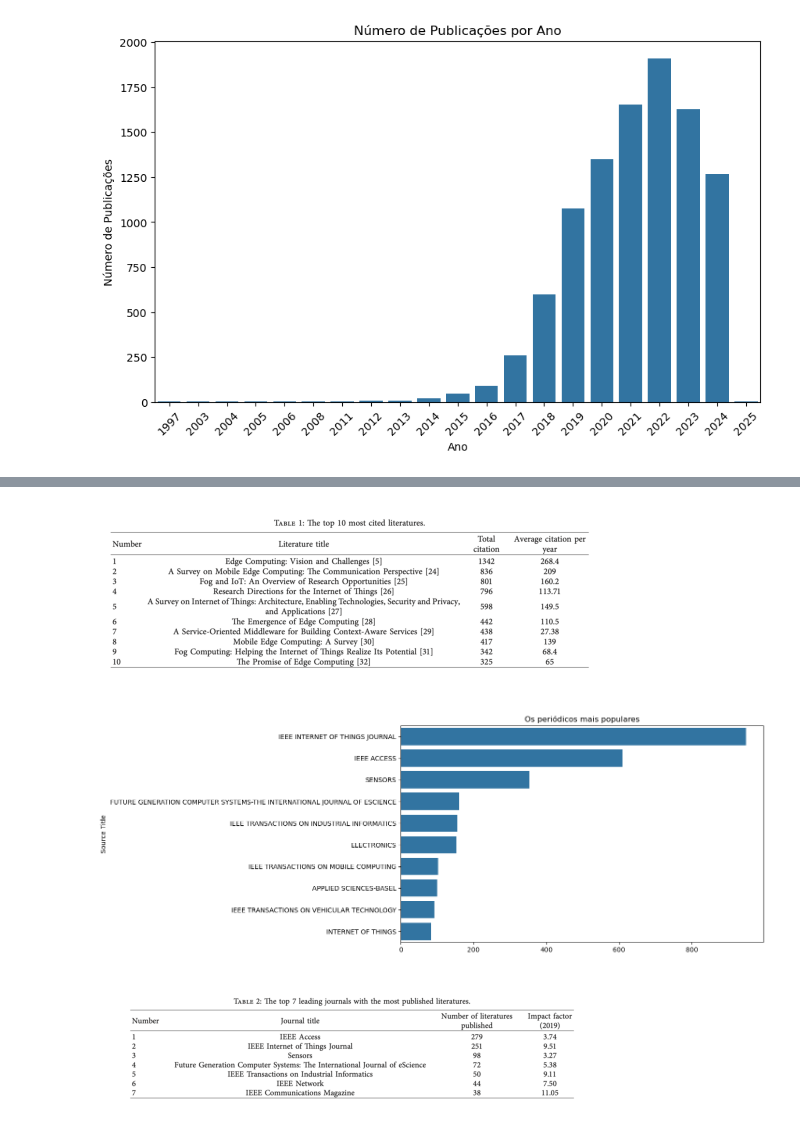
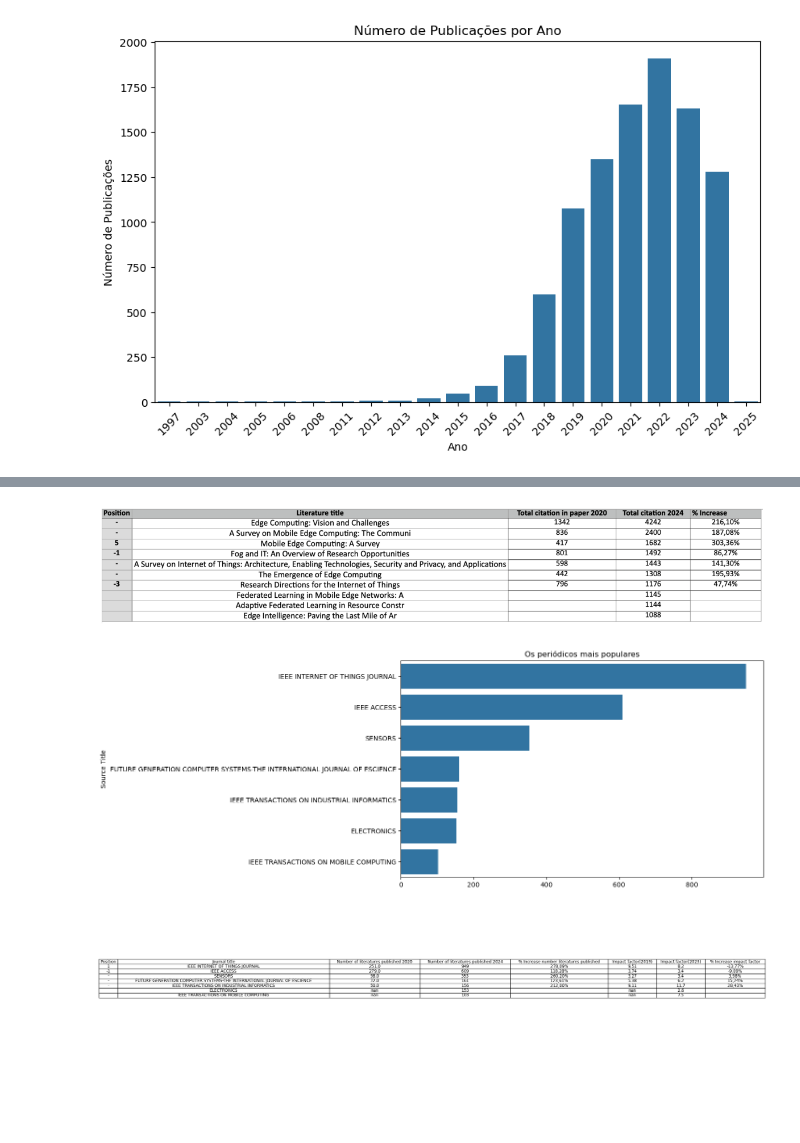
Before and after one commit to fernandoareias/literature-analysis, a Jupyter notebook: Analise.ipynb, the cells around one changed output, grey strips where cells are left out. Cells and saved outputs as stored; diff of their text form; code cells hidden in the pictures; blank space fills up the shorter version.

```diff
--- a/Analise.ipynb
+++ b/Analise.ipynb
@@ -76,26 +73,61 @@ plt.show()
 # %%
-img = mpimg.imread('imgs/the-top-10-most-cited literatures.png')
+img = mpimg.imread('imgs/the-top-10-most-cited-literatures-2024.png')
+
+plt.figure(figsize=(15, 8))
+
 plt.imshow(img)
 plt.axis('off')
 plt.show()
 # %% [output]
-[figure, old version]
+[figure, new version]
 # %%
 # 2. Os periódicos mais populares
 
-journal_data = df['Source Title'].value_counts().head(10)
+journal_data = df['Source Title'].value_counts().head(7)
 plt.figure(figsize=(10,6))
 sns.barplot(x=journal_data.values, y=journal_data.index)
 plt.title('Os periódicos mais populares')
 plt.show()
 # %% [output]
-[figure, old version]
+[figure, new version]
 # %%
-import matplotlib.image as mpimg
-img = mpimg.imread('imgs/The-top-7-leading-journals-with-the-most-published-literatures.png')
-plt.imshow(img)
-plt.axis('off')
+
+data = {
+    'Position': [1, -1, '-', '-', '-', '', ''],
+    'Journal title': [
+        'IEEE INTERNET OF THINGS JOURNAL',
+        'IEEE ACCESS',
+        'SENSORS',
+        'FUTURE GENERATION COMPUTER SYSTEMS-THE INTERNATIONAL JOURNAL OF ESCIENCE',
+        'IEEE TRANSACTIONS ON INDUSTRIAL INFORMATICS',
+        'ELECTRONICS',
+        'IEEE TRANSACTIONS ON MOBILE COMPUTING'
+    ],
+    'Number of literatures published 2020': [251, 279, 98, 72, 50, None, None],
+    'Number of literatures published 2024': [949, 609, 353, 161, 156, 153, 103],
+    '% Increase number literatures published': ['278,09%', '118,28%', '260,20%', '123,61%', '212,00%', None, None],
+    'Impact factor(2019)': [9.51, 3.74, 3.27, 5.38, 9.11, None, None],
+    'Impact factor(2023)': [8.2, 3.4, 3.4, 6.2, 11.7, 2.6, 7.5],
+    '% Increase impact factor': ['-13,77%', '-9,09%', '3,98%', '15,24%', '28,43%', None, None]
+}
+
+tmp_table = pd.DataFrame(data)
+
+fig, ax = plt.subplots(figsize=(12, 6))
+ax.axis('tight')
+ax.axis('off')
+
+the_table = ax.table(cellText=tmp_table.values, colLabels=tmp_table.columns, cellLoc='center', loc='center')
+
+the_table.auto_set_font_size(False)
+the_table.set_fontsize(10)
+
+for i, column in enumerate(tmp_table.columns):
+    max_length = max(tmp_table[column].astype(str).map(len).max(), len(column))
+    the_table.auto_set_column_width([i])
+    the_table[i, 0].set_width(max_length * 0.015)
+
 plt.show()
 # %% [output]
-[figure, old version]
+[figure, new version]
 # %%
```
Also changed, not shown: parts of 12 cells of this notebook, 6 other files.
